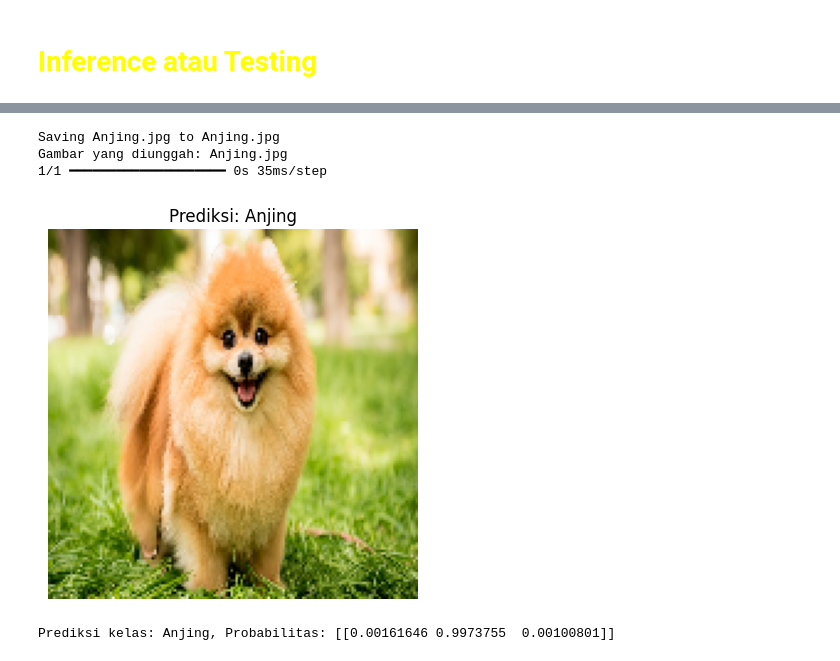
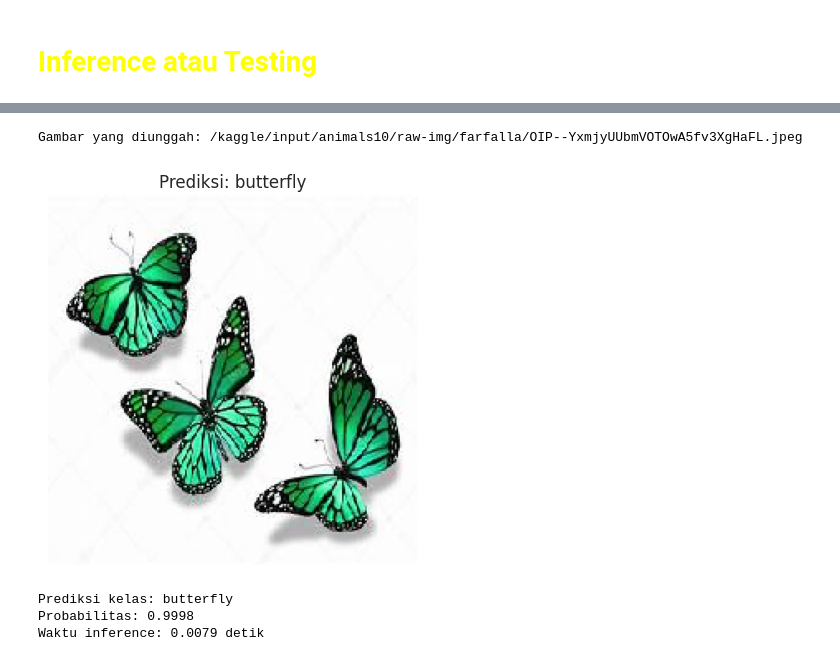
Before and after one commit to MeakhelG/Proyek-Pengembangan-Klasifikasi-Gambar, a Jupyter notebook: notebook.ipynb, the cells around one changed output, grey strips where cells are left out. Drawn from its saved outputs; the diff is of its cells as text; code cells hidden in the pictures.

Commit message:
Upload notebook

```diff
--- a/notebook.ipynb
+++ b/notebook.ipynb
@@ -454,16 +802,0 @@ Akurasi model pada dataset uji: 96.33%
-# %%
-# Fungsi prediksi gambar
-def predict_uploaded_image(image_path, model, target_size=(150, 150)):
-    img = image.load_img(image_path, target_size=target_size)  # Load gambar
-    img_array = image.img_to_array(img)  # Ubah ke array
-    img_array = np.expand_dims(img_array, axis=0)  # Tambahkan dimensi batch
-    img_array /= 255.0  # Normalisasi
-
-    # Prediksi
-    prediction = model.predict(img_array)
-    predicted_class = np.argmax(prediction, axis=1)[0]  # Ambil indeks kelas tertinggi
-    predicted_label = class_labels[predicted_class]  # Ambil label kelas
-
-    return img, predicted_label, prediction
-
-class_labels = ["Kucing", "Anjing", "Ular"]  # Pastikan urutan sesuai output model
@@ -496,20 +862,21 @@ Prediksi kelas: Kucing, Probabilitas: [[9.9903882e-01 6.4319267e-04 3.1792652e-0
 # %%
-# Unggah file gambar dari komputer
-uploaded = files.upload()
-
-# Ambil nama file yang diunggah
-image_path = list(uploaded.keys())[0]
+image_path = "/kaggle/input/animals10/raw-img/farfalla/OIP--YxmjyUUbmVOTOwA5fv3XgHaFL.jpeg"
 print(f"Gambar yang diunggah: {image_path}")
 
-# Lakukan prediksi
-img, predicted_label, prediction = predict_uploaded_image(image_path, model)
+# prediksi
+img, predicted_label, confidence, latency = predict_uploaded_image(
+    image_path,
+    infer
+)
 
-# Tampilkan gambar dengan hasil prediksi
-plt.imshow(img)  # Tampilkan gambar
-plt.axis("off")  # Hilangkan axis
-plt.title(f"Prediksi: {predicted_label}")  # Tambahkan hasil prediksi sebagai judul
+# tampilkan gambar
+plt.imshow(img)
+plt.axis("off")
+plt.title(f"Prediksi: {predicted_label}")
 plt.show()
 
-# Tampilkan detail probabilitas
-print(f"Prediksi kelas: {predicted_label}, Probabilitas: {prediction}")
+# tampilkan detail
+print(f"Prediksi kelas: {predicted_label}")
+print(f"Probabilitas: {confidence:.4f}")
+print(f"Waktu inference: {latency:.4f} detik")
 # %% [output]
@@ -517,6 +883,6 @@ print(f"Prediksi kelas: {predicted_label}, Probabilitas: {prediction}")
-Saving Anjing.jpg to Anjing.jpg
-Gambar yang diunggah: Anjing.jpg
-1/1 ━━━━━━━━━━━━━━━━━━━━ 0s 35ms/step
+Gambar yang diunggah: /kaggle/input/animals10/raw-img/farfalla/OIP--YxmjyUUbmVOTOwA5fv3XgHaFL.jpeg
-[figure, old version]
+[figure, new version]
-Prediksi kelas: Anjing, Probabilitas: [[0.00161646 0.9973755  0.00100801]]
+Prediksi kelas: butterfly
+Probabilitas: 0.9998
+Waktu inference: 0.0079 detik
 # %%
```
Also changed, not shown: parts of 64 cells of this notebook, 1 other file.
